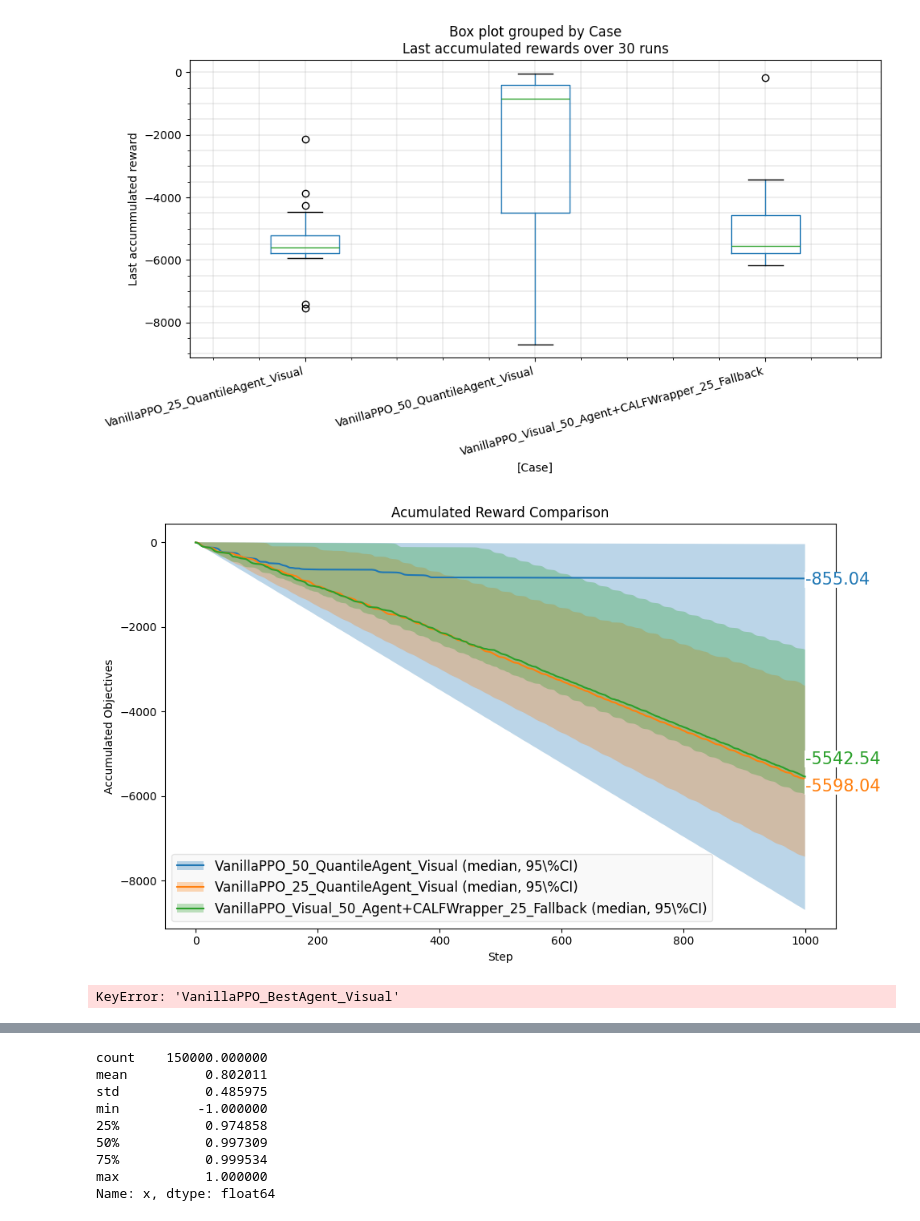
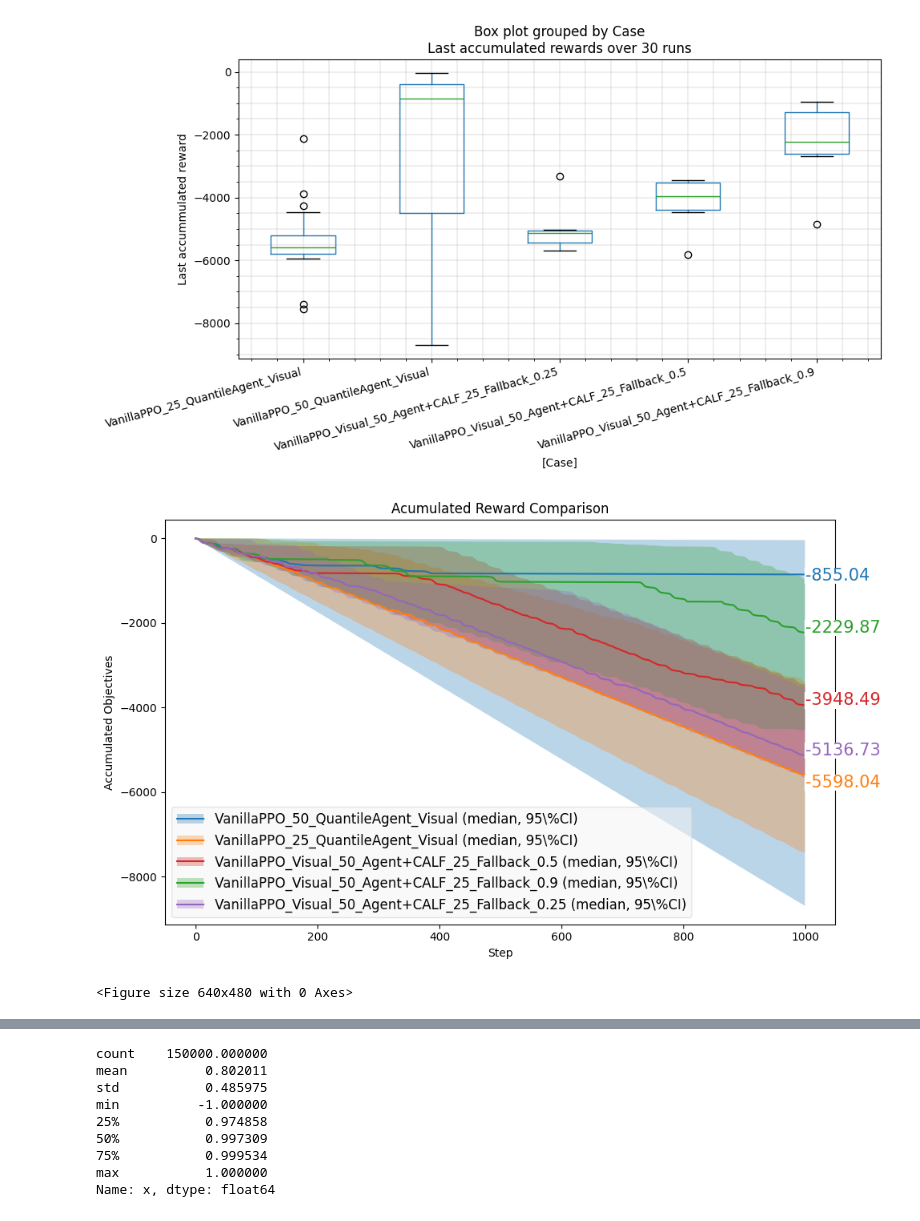
Before and after one commit to osinenkop/stable-baselines-playground, a Jupyter notebook: notebooks/visual_analysis.ipynb, the cells around one changed output, grey strips where cells are left out. Cells and saved outputs as stored; diff of their text form; code cells hidden in the pictures.

```diff
--- a/notebooks/visual_analysis.ipynb
+++ b/notebooks/visual_analysis.ipynb
@@ -15,7 +15,9 @@ df = None
 alias = {
     "visual_ppo_eval_agent_50": "VanillaPPO_50_QuantileAgent_Visual",
     "visual_ppo_eval_agent_25": "VanillaPPO_25_QuantileAgent_Visual",
-    "visual_ppo_eval_fallback_25_agent_50": "VanillaPPO_Visual_50_Agent+CALFWrapper_25_Fallback",
+    "visual_ppo_eval_fallback_25_agent_50_0.9": "VanillaPPO_Visual_50_Agent+CALF_25_Fallback_0.9",
+    "visual_ppo_eval_fallback_25_agent_50_0.5": "VanillaPPO_Visual_50_Agent+CALF_25_Fallback_0.5",
+    "visual_ppo_eval_fallback_25_agent_50_0.25": "VanillaPPO_Visual_50_Agent+CALF_25_Fallback_0.25",
     # "visual_ppo_eval_fallback_25_agent_25": "VanillaPPO_Visual_25_Agent+CALFWrapper_25_Fallback",
     # "visual_ppo_eval_fallback_50_agent_50": "VanillaPPO_Visual_50_Agent+CALFWrapper_50_Fallback",
 }
@@ -123,7 +135,7 @@ ax.grid(visible=True, which="both", linewidth=0.3)
 fig.suptitle("")
 plt.tight_layout()
 # %% [output]
-[figure, old version]
+[figure, new version]
 # %%
 from scipy.interpolate import interp1d
 
@@ -220,43 +232,43 @@ fig, ax = plt.subplots(figsize=(10, 6))
 
 legend_info = {}
 
 anotation_bias = {
     "VanillaPPO_50_QuantileAgent_Visual": [0, -150],
     "VanillaPPO_25_QuantileAgent_Visual": [0, -300],
     "VanillaPPO_Visual_50_Agent+CALFWrapper_25_Fallback": [0, 300],
     "VanillaPPO_Visual_25_Agent+CALFWrapper_25_Fallback": [0, 0],
     "VanillaPPO_Visual_50_Agent+CALFWrapper_50_Fallback": [0, 0],
 }
 
 agg_func = "median"
 
-# for c in tmp_df.index.unique():
-for c in [
-    "VanillaPPO_50_QuantileAgent_Visual",
-    "VanillaPPO_25_QuantileAgent_Visual",
-    "VanillaPPO_Visual_50_Agent+CALFWrapper_25_Fallback",
-    # "VanillaPPO_Visual_25_Agent+CALFWrapper_25_Fallback",
-    # "VanillaPPO_Visual_50_Agent+CALFWrapper_50_Fallback",
-]:
+for c in tmp_df.index.unique():
+# for c in [
+#     "VanillaPPO_50_QuantileAgent_Visual",
+#     "VanillaPPO_25_QuantileAgent_Visual",
+#     "VanillaPPO_Visual_50_Agent+CALFWrapper_25_Fallback",
+#     # "VanillaPPO_Visual_25_Agent+CALFWrapper_25_Fallback",
+#     # "VanillaPPO_Visual_50_Agent+CALFWrapper_50_Fallback",
+# ]:
     p_m = plot_solid(tmp_df.loc[c], y_label=y_label,
                      ax=ax,
                      color=case_colors[c],
-                     bias=anotation_bias[c],
+                     bias=anotation_bias.get(c, [0, 0]),
                      agg_func=agg_func)
     p_ic = plot_ic(tmp_df.loc[c], y_label=y_label, ax=ax, color=case_colors[c])
 
     legend_info[c + f" ({agg_func}, 95\%CI)"] = (p_m, p_ic)
 
 legend = ax.legend(legend_info.values(),
                    legend_info.keys(),
                    facecolor='whitesmoke',
                    framealpha=0.5,
                    prop={'size': 12})
 
 ax.set_title("Acumulated Reward Comparison")
 plt.tight_layout()
 # %% [output]
-[figure, old version]
+[figure, new version]
 # %%
 anotation_bias = {
     "VanillaPPO_BestAgent_Visual": [0, 300],
@@ -267,8 +279,8 @@ agg_func = "median"
 
 # for c in tmp_df.index.unique():
 for c in [
-    "VanillaPPO_BestAgent_Visual",
-    "VanillaPPO_BestAgent_Visual+CALFWrapper_BestFallback",
+    # "VanillaPPO_BestAgent_Visual",
+    # "VanillaPPO_BestAgent_Visual+CALFWrapper_BestFallback",
 ]:
     p_m = plot_solid(tmp_df.loc[c], y_label=y_label,
                      ax=ax,
@@ -288,7 +300,7 @@ legend = ax.legend(legend_info.values(),
 ax.set_title("Acumulated Reward Comparison")
 plt.tight_layout()
 # %% [output]
-KeyError: 'VanillaPPO_BestAgent_Visual'
+<Figure size 640x480 with 0 Axes>
 # %%
 legend_info
 # %% [output]
```
Also changed, not shown: parts of 13 cells of this notebook, 2 other files.
